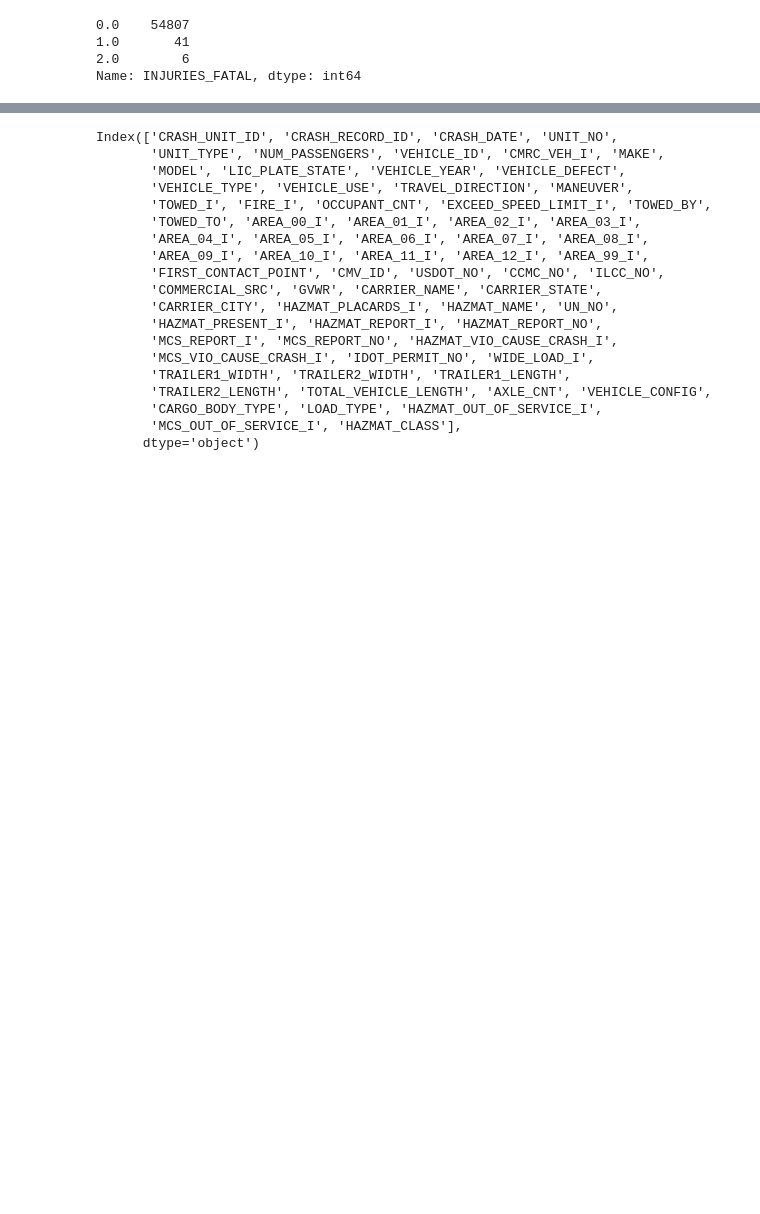
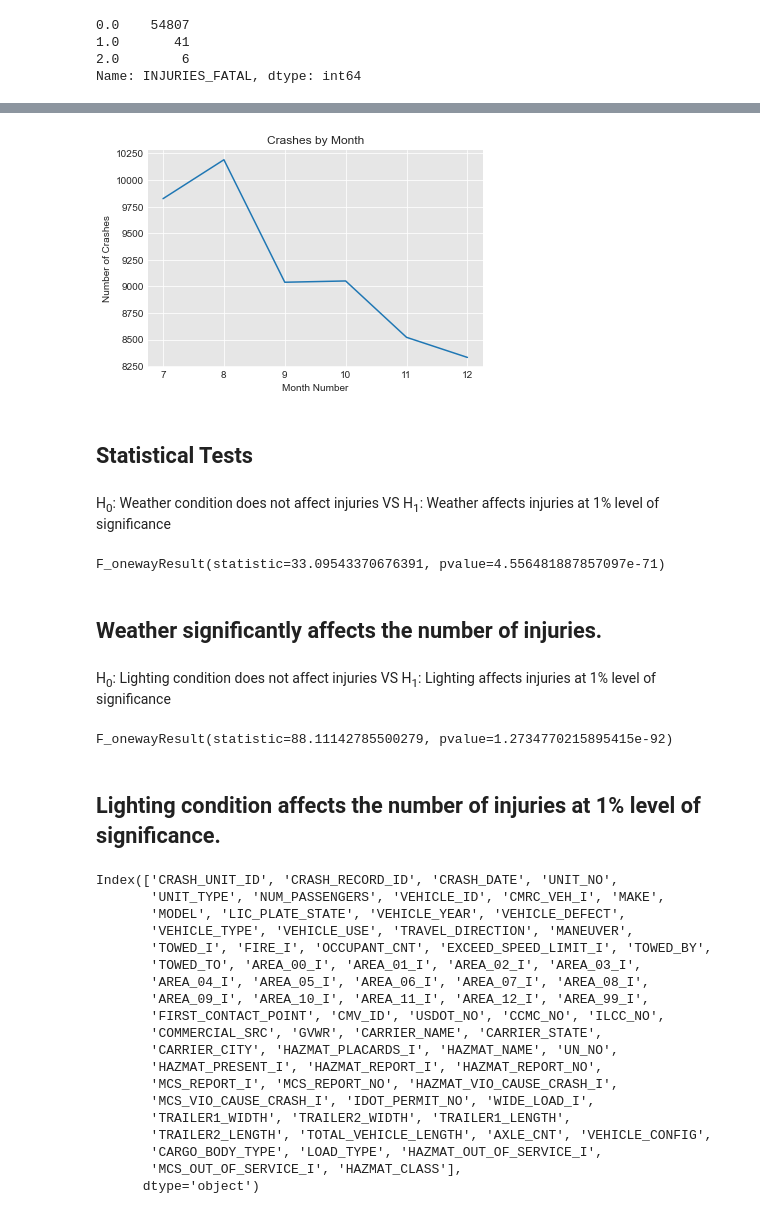
Before and after one commit to Victor-Mufasa/Phase-4-Project, a Jupyter notebook: index.ipynb, the cells around one changed output, grey strips where cells are left out. Drawn from its saved outputs; the diff is of its cells as text; code cells hidden in the pictures; blank space fills up the shorter version.

```diff
--- a/index.ipynb
+++ b/index.ipynb
@@ -75,0 +196,40 @@ Name: INJURIES_FATAL, dtype: int64
+# %%
+# Car crash distribution monthly
+crashes['CRASH_MONTH'].value_counts().sort_index().plot(kind='line')
+plt.xlabel('Month Number')
+plt.ylabel('Number of Crashes')
+plt.title("Crashes by Month");
+# %% [output]
+[figure, added]
+# %% [markdown]
+## Statistical Tests
+# %% [markdown]
+H<sub>0</sub>: Weather condition does not affect injuries VS
+H<sub>1</sub>: Weather affects injuries at 1% level of significance
+# %%
+from scipy.stats import f_oneway
+
+groups = [
+    crashes[crashes['WEATHER_CONDITION'] == w]['INJURIES_TOTAL'].dropna()
+    for w in crashes['WEATHER_CONDITION'].unique()
+]
+
+f_oneway(*groups)
+# %% [output]
+F_onewayResult(statistic=33.09543370676391, pvalue=4.556481887857097e-71)
+# %% [markdown]
+## Weather significantly affects the number of injuries.
+# %% [markdown]
+H<sub>0</sub>: Lighting condition does not affect injuries VS
+H<sub>1</sub>: Lighting affects injuries at 1% level of significance
+# %%
+groups = [
+    crashes[crashes['LIGHTING_CONDITION'] == w]['INJURIES_TOTAL'].dropna()
+    for w in crashes['LIGHTING_CONDITION'].unique()
+]
+
+f_oneway(*groups)
+# %% [output]
+F_onewayResult(statistic=88.11142785500279, pvalue=1.2734770215895415e-92)
+# %% [markdown]
+## Lighting condition affects the number of injuries at 1% level of significance.
```
Also changed, not shown: parts of 29 cells of this notebook.
